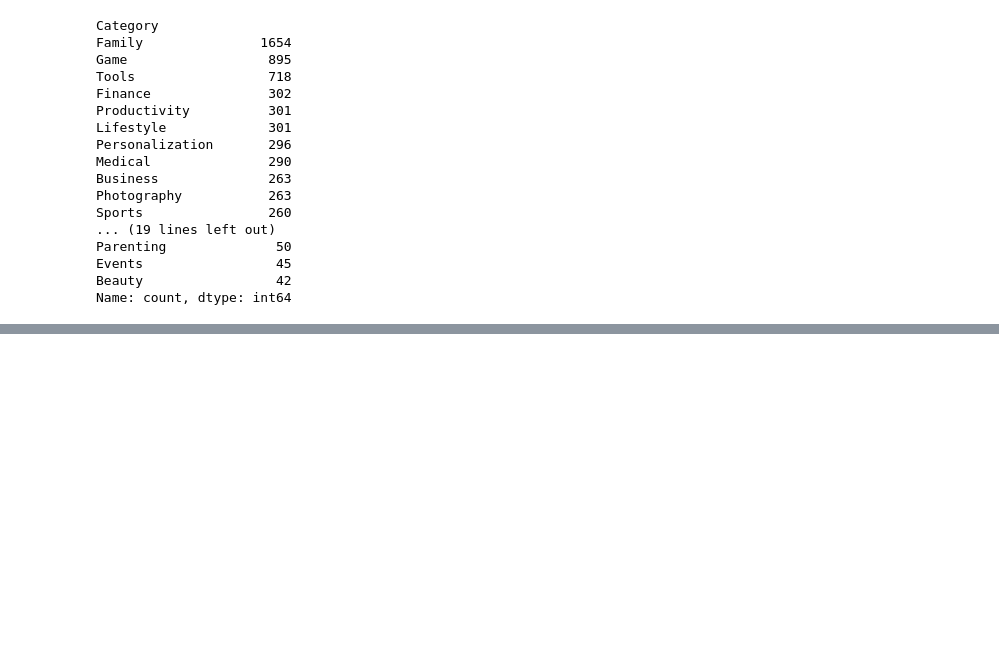
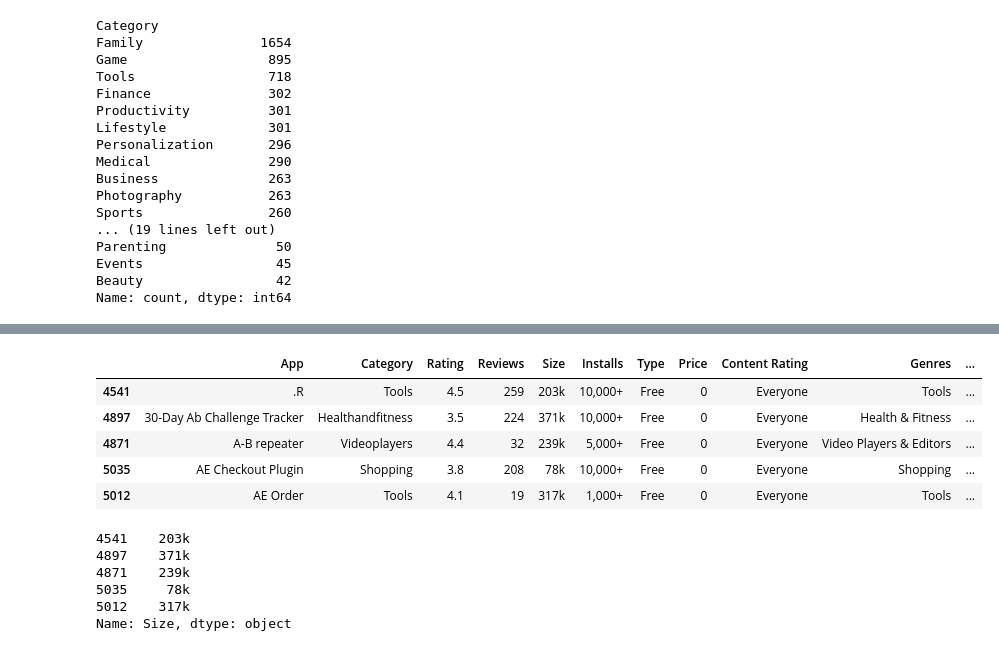
Before and after one commit to CyberWol-12/Python-Pandas-Data-Analysis-Journey, a Jupyter notebook: google_playa-store/googleplaystore.ipynb, the cells around one changed output, grey strips where cells are left out. Drawn from its saved outputs; the diff is of its cells as text; code cells hidden in the pictures; blank space fills up the shorter version.

Commit message:
replace

```diff
--- a/google_playa-store/googleplaystore.ipynb
+++ b/google_playa-store/googleplaystore.ipynb
@@ -336,0 +389,4 @@ Name: count, dtype: int64
+# %%
+df.loc[df['Size'] == "Varies with device","Size"] = pd.Series('o')
+# %%
+df['Size'] = df['Size'].str.replace("Varies with device","O")
@@ -336,0 +408,18 @@ Name: count, dtype: int64
+# %%
+df.loc[df['Size'].str.contains('k',na = False)].head()
+# %% [output]
+|  | App | Category | Rating | Reviews | Size | Installs | Type | Price | Content Rating | Genres | ... |
+| 4541 | .R | Tools | 4.5 | 259 | 203k | 10,000+ | Free | 0 | Everyone | Tools | ... |
+| 4897 | 30-Day Ab Challenge Tracker | Healthandfitness | 3.5 | 224 | 371k | 10,000+ | Free | 0 | Everyone | Health & Fitness | ... |
+| 4871 | A-B repeater | Videoplayers | 4.4 | 32 | 239k | 5,000+ | Free | 0 | Everyone | Video Players & Editors | ... |
+| 5035 | AE Checkout Plugin | Shopping | 3.8 | 208 | 78k | 10,000+ | Free | 0 | Everyone | Shopping | ... |
+| 5012 | AE Order | Tools | 4.1 | 19 | 317k | 1,000+ | Free | 0 | Everyone | Tools | ... |
+# %%
+df.loc[df['Size'].str.contains('k',na = False),'Size'].head()
+# %% [output]
+4541    203k
+4897    371k
+4871    239k
+5035     78k
+5012    317k
+Name: Size, dtype: object
```
Also changed, not shown: parts of 11 cells of this notebook.
